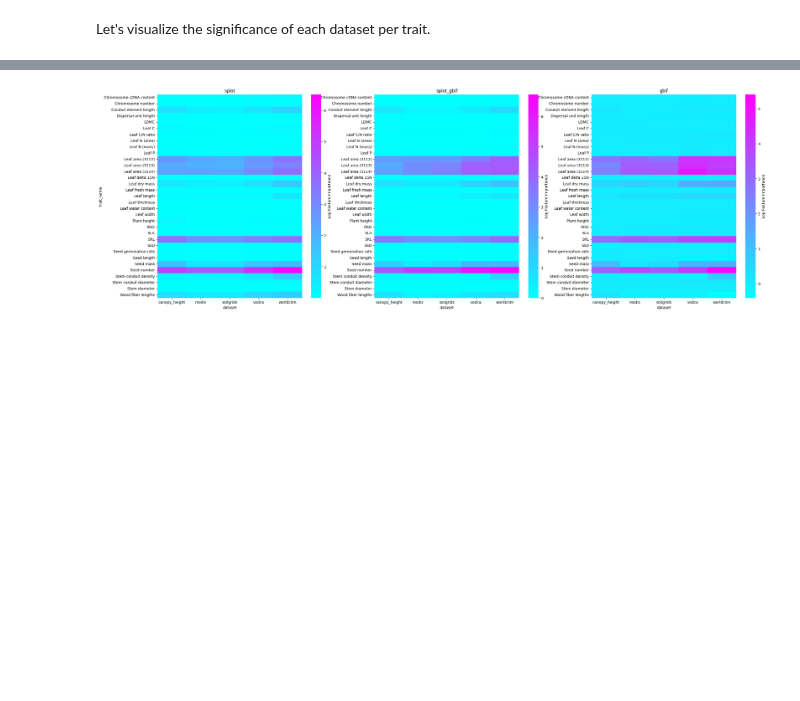
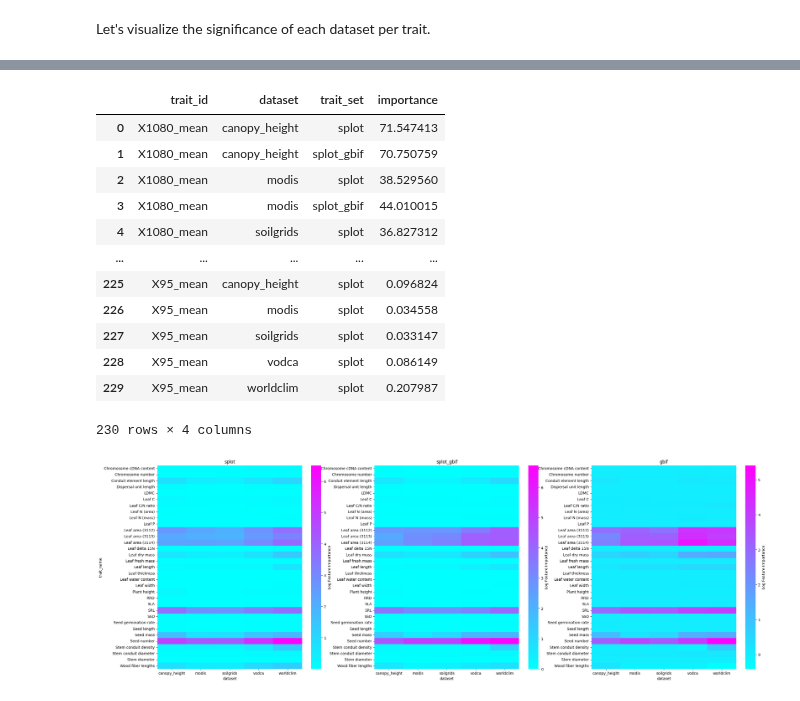
Before and after one commit to GeoSense-Freiburg/cit-sci-traits, a Jupyter notebook: notebooks/2-1_model_analysis/2-1-1_feature_importance.ipynb, the cells around one changed output, grey strips where cells are left out. Drawn from its saved outputs; the diff is of its cells as text; code cells hidden in the pictures; blank space fills up the shorter version.

```diff
--- a/notebooks/2-1_model_analysis/2-1-1_feature_importance.ipynb
+++ b/notebooks/2-1_model_analysis/2-1-1_feature_importance.ipynb
@@ -195,3 +264,19 @@ Let's visualize the significance of each dataset per trait.
+# %%
+data
+# %% [output]
+|  | trait_id | dataset | trait_set | importance |
+| 0 | X1080_mean | canopy_height | splot | 71.547413 |
+| 1 | X1080_mean | canopy_height | splot_gbif | 70.750759 |
+| 2 | X1080_mean | modis | splot | 38.529560 |
+| 3 | X1080_mean | modis | splot_gbif | 44.010015 |
+| 4 | X1080_mean | soilgrids | splot | 36.827312 |
+| ... | ... | ... | ... | ... |
+| 225 | X95_mean | canopy_height | splot | 0.096824 |
+| 226 | X95_mean | modis | splot | 0.034558 |
+| 227 | X95_mean | soilgrids | splot | 0.033147 |
+| 228 | X95_mean | vodca | splot | 0.086149 |
+| 229 | X95_mean | worldclim | splot | 0.207987 |
+230 rows × 4 columns
 # %%
 from src.utils.trait_utils import get_trait_name_from_id
 
```
Also changed, not shown: parts of 2 cells of this notebook.
